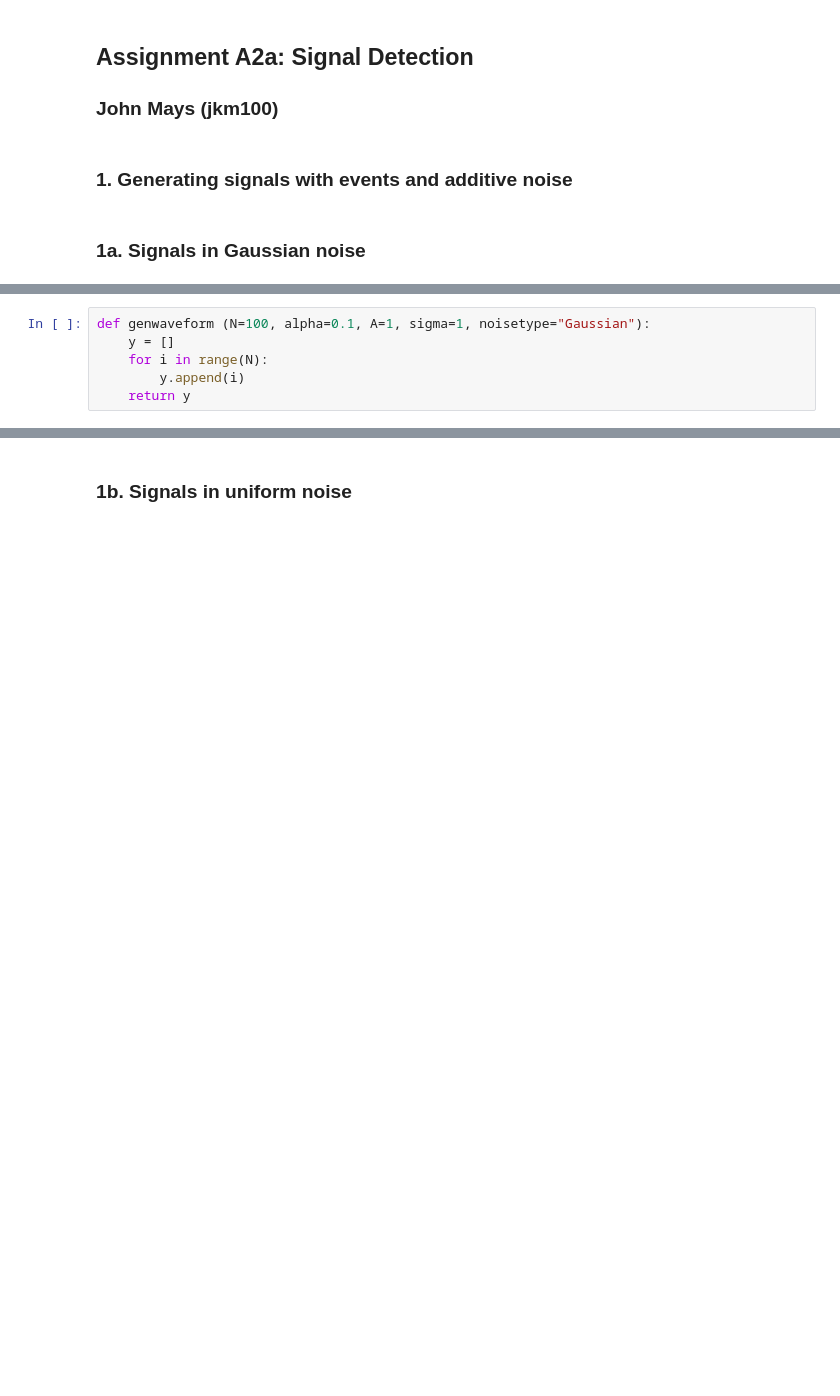
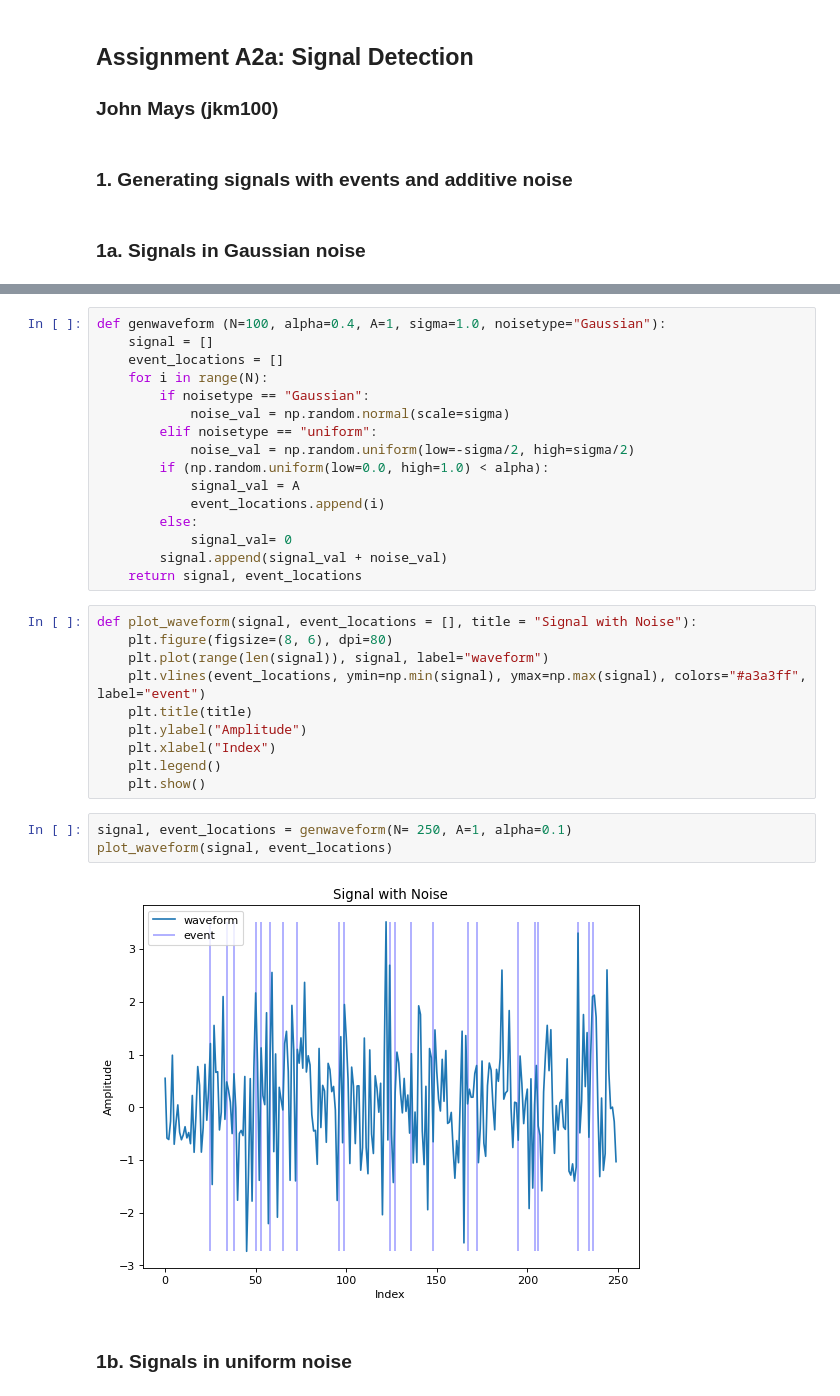
Before and after one commit to johnmays/CSDS_364_HW, a Jupyter notebook: A2/A2a/464-A2a-jkm100.ipynb, the cells around one changed output, grey strips where cells are left out. Drawn from its saved outputs; the diff is of its cells as text; blank space fills up the shorter version.

```diff
--- a/A2/A2a/464-A2a-jkm100.ipynb
+++ b/A2/A2a/464-A2a-jkm100.ipynb
@@ -12,6 +8,0 @@ import A2a_code
-# %%
-def genwaveform (N=100, alpha=0.1, A=1, sigma=1, noisetype="Gaussian"):
-    y = []
-    for i in range(N):
-        y.append(i)
-    return y
@@ -18,2 +16,33 @@ def genwaveform (N=100, alpha=0.1, A=1, sigma=1, noisetype="Gaussian"):
+# %%
+def genwaveform (N=100, alpha=0.4, A=1, sigma=1.0, noisetype="Gaussian"):
+    signal = []
+    event_locations = []
+    for i in range(N):
+        if noisetype == "Gaussian":
+            noise_val = np.random.normal(scale=sigma)
+        elif noisetype == "uniform":
+            noise_val = np.random.uniform(low=-sigma/2, high=sigma/2)
+        if (np.random.uniform(low=0.0, high=1.0) < alpha):
+            signal_val = A
+            event_locations.append(i)
+        else:
+            signal_val= 0
+        signal.append(signal_val + noise_val)
+    return signal, event_locations
+# %%
+def plot_waveform(signal, event_locations = [], title = "Signal with Noise"):
+    plt.figure(figsize=(8, 6), dpi=80)
+    plt.plot(range(len(signal)), signal, label="waveform")
+    plt.vlines(event_locations, ymin=np.min(signal), ymax=np.max(signal), colors="#a3a3ff", label="event")
+    plt.title(title)
+    plt.ylabel("Amplitude")
+    plt.xlabel("Index")
+    plt.legend()
+    plt.show()
+# %%
+signal, event_locations = genwaveform(N= 250, A=1, alpha=0.1)
+plot_waveform(signal, event_locations)
+# %% [output]
+[figure, added]
 # %% [markdown]
 ### 1b. Signals in uniform noise
```
Also changed, not shown: parts of 22 cells of this notebook.
